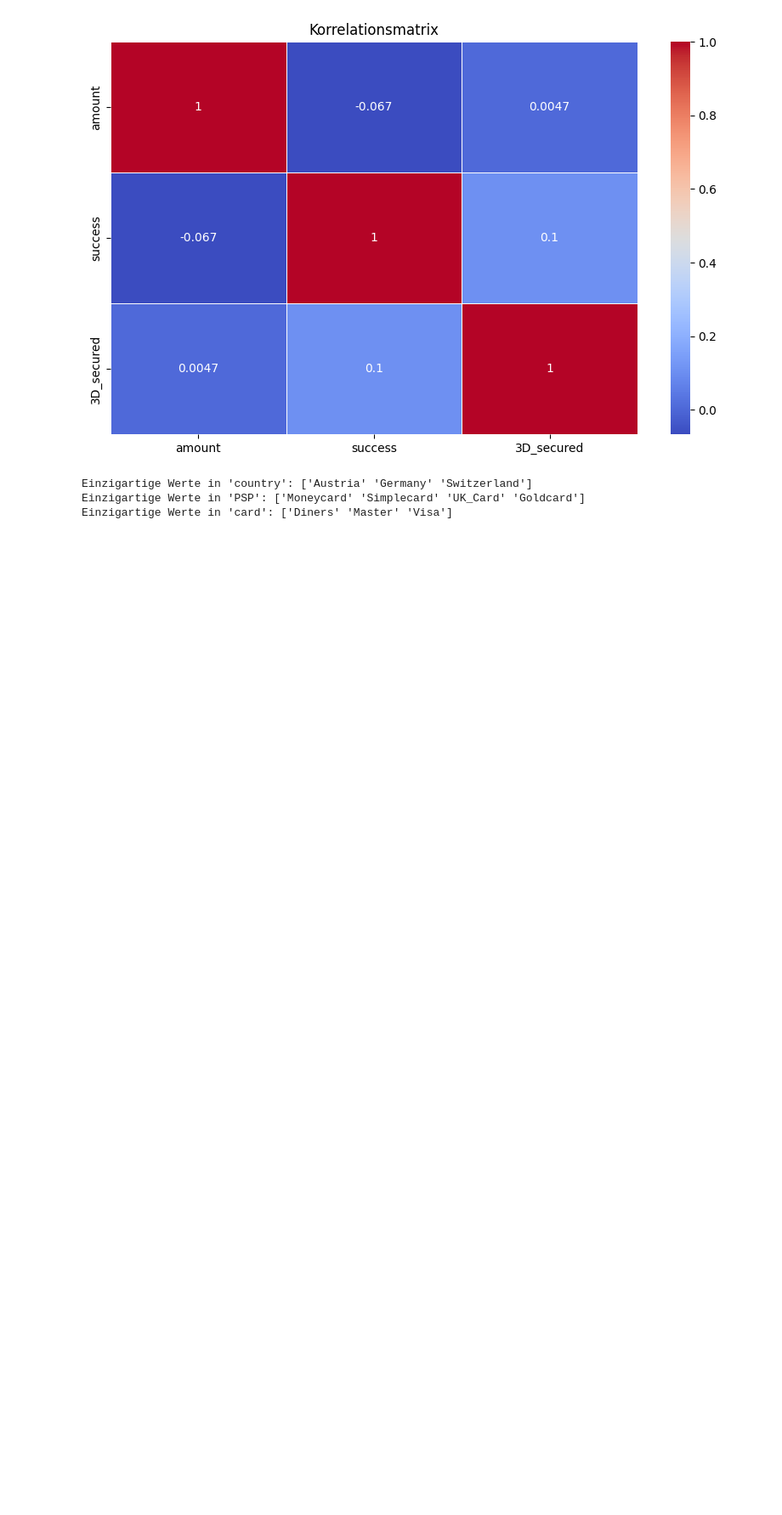
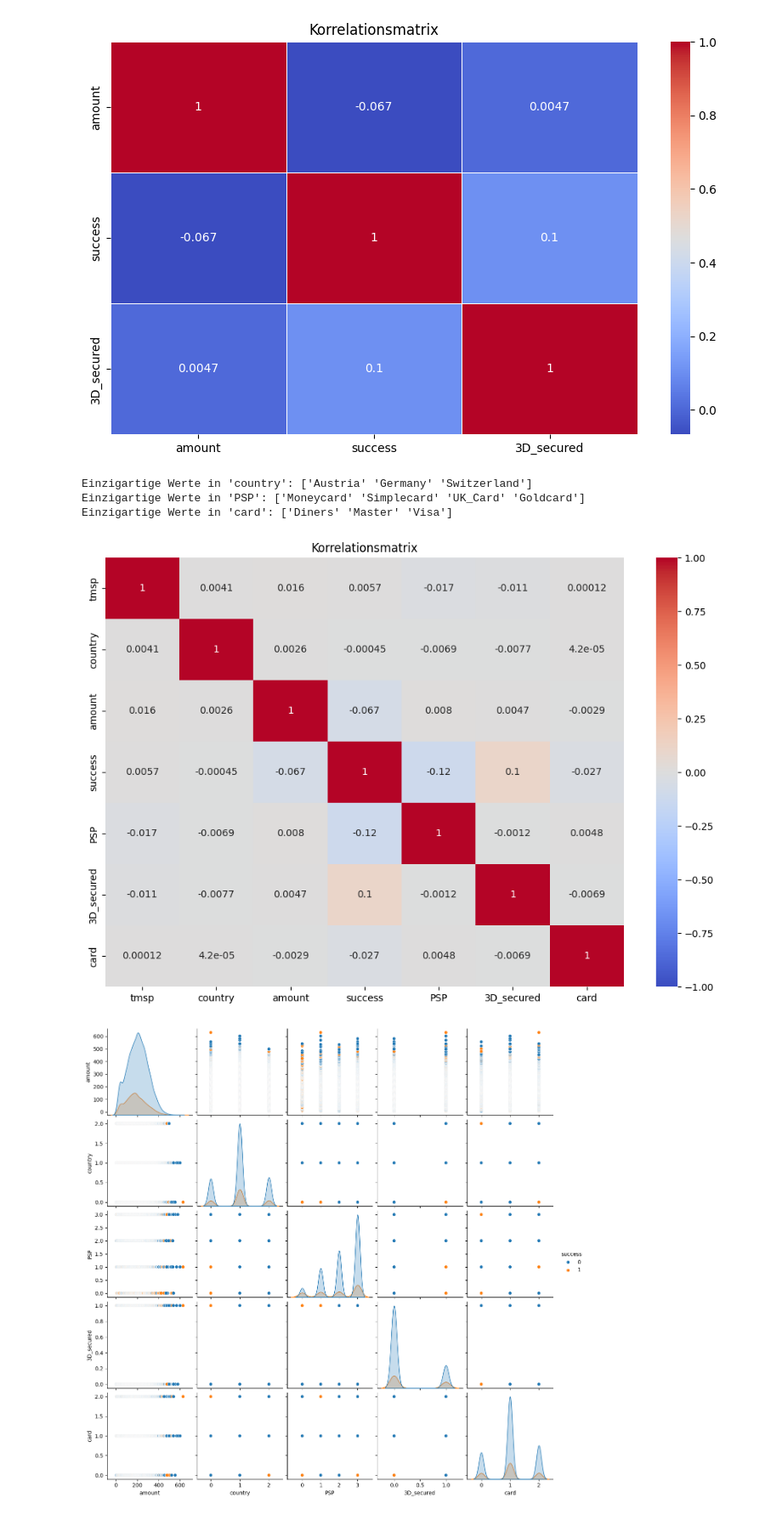
Before and after one commit to edems/credittcards_forecasting_model, a Jupyter notebook: notebooks/daten_analyse.ipynb, the cells around one changed output. Shown: that part at 85% size. Cells and saved outputs as stored; diff of their text form; code cells hidden in the pictures; blank space fills up the shorter version.

```diff
--- a/notebooks/daten_analyse.ipynb
+++ b/notebooks/daten_analyse.ipynb
@@ -280,0 +284,53 @@ Einzigartige Werte in 'card': ['Diners' 'Master' 'Visa']
+# %%
+
+
+# Umwandeln von kategorischen Merkmalen in numerische
+data['country'] = data['country'].astype('category').cat.codes
+data['PSP'] = data['PSP'].astype('category').cat.codes
+data['card'] = data['card'].astype('category').cat.codes
+
+# Korrelationsmatrix erstellen
+corr_matrix = data.corr()
+
+# Heatmap der Korrelationsmatrix
+plt.figure(figsize=(12, 8))
+sns.heatmap(corr_matrix, annot=True, cmap='coolwarm', vmin=-1, vmax=1)
+plt.title("Korrelationsmatrix")
+plt.show()
+
+# Paarweise Korrelationsplots
+sns.pairplot(data, vars=['amount', 'country', 'PSP', '3D_secured', 'card'], hue='success')
+plt.show()
+
+# Boxplot für den Betrag nach Erfolg
+plt.figure(figsize=(10, 6))
+sns.boxplot(x='success', y='amount', data=data)
+plt.title("Überweisungsbetrag nach Erfolg")
+plt.show()
+
+# Boxplot für den 3D-Secure-Status nach Erfolg
+plt.figure(figsize=(10, 6))
+sns.boxplot(x='success', y='3D_secured', data=data)
+plt.title("3D-Secure-Status nach Erfolg")
+plt.show()
+
+# Boxplot für die Länder nach Erfolg
+plt.figure(figsize=(10, 6))
+sns.boxplot(x='success', y='country', data=data)
+plt.title("Länder nach Erfolg")
+plt.show()
+
+# Boxplot für die PSP nach Erfolg
+plt.figure(figsize=(10, 6))
+sns.boxplot(x='success', y='PSP', data=data)
+plt.title("PSP nach Erfolg")
+plt.show()
+
+# Boxplot für die Kartenanbieter nach Erfolg
+plt.figure(figsize=(10, 6))
+sns.boxplot(x='success', y='card', data=data)
+plt.title("Kartenanbieter nach Erfolg")
+plt.show()
+# %% [output]
+[figure, added]
+[figure, added]
```
Also changed, not shown: parts of 2 cells of this notebook, 9 other files.
